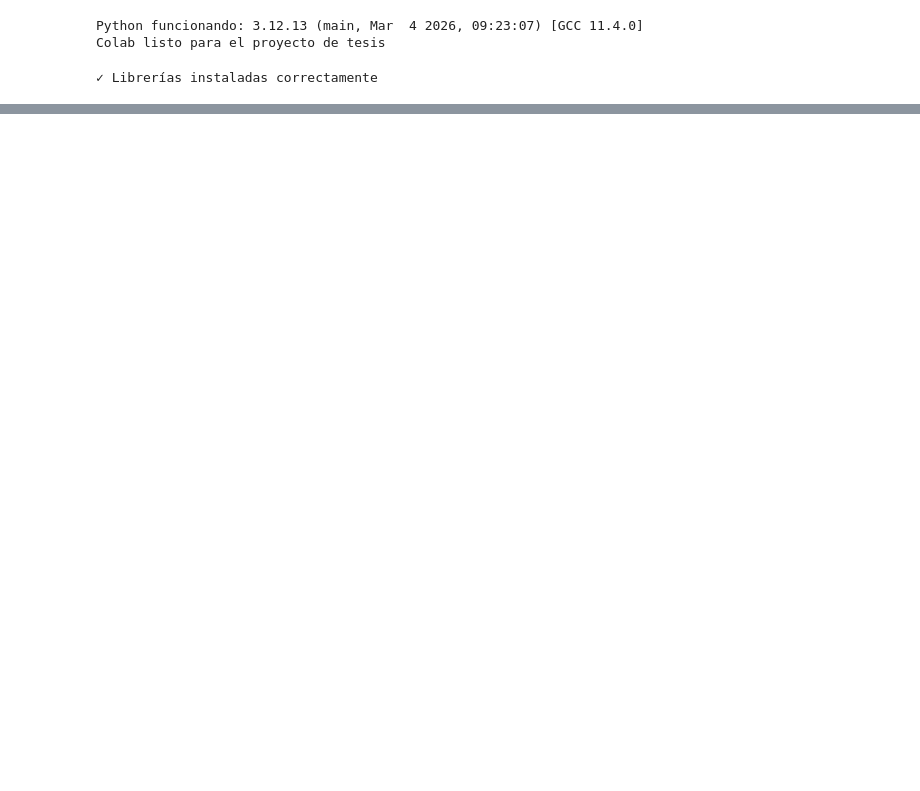
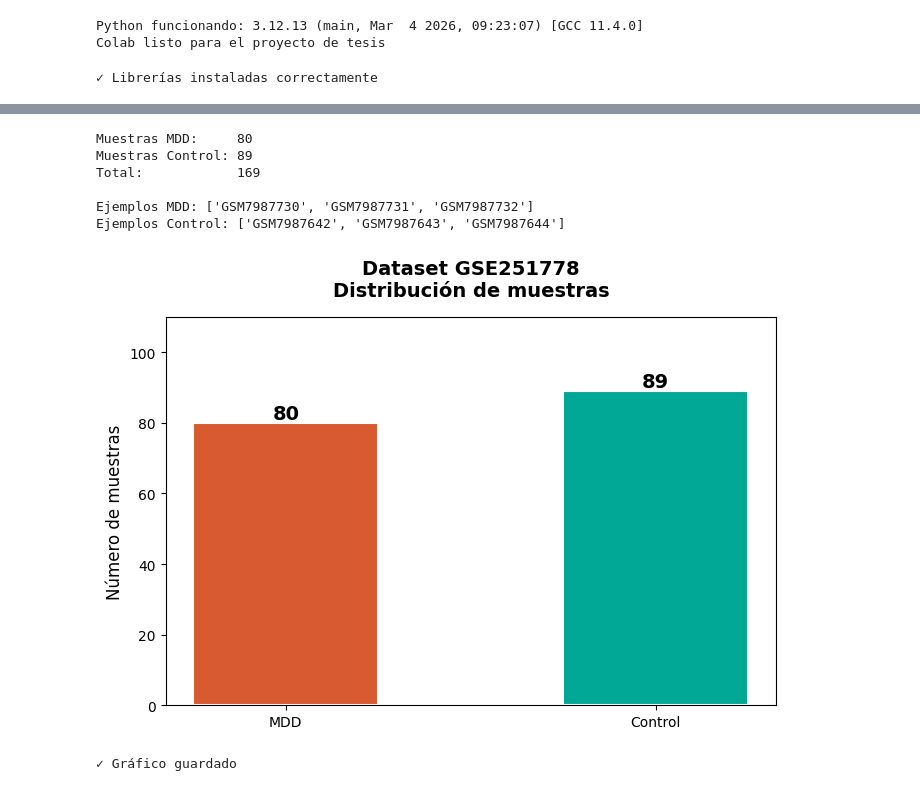
Before and after one commit to denriquezf-art/tesis-microbiota-TDM, a Jupyter notebook: fase1_descarga_datos.ipynb, the cells around one changed output, grey strips where cells are left out. Drawn from its saved outputs; the diff is of its cells as text; code cells hidden in the pictures; blank space fills up the shorter version.

```diff
--- a/fase1_descarga_datos.ipynb
+++ b/fase1_descarga_datos.ipynb
@@ -109,0 +252,55 @@ Número de muestras: 169
+# %%
+# Separar muestras MDD vs Control
+mdd = []
+control = []
+
+for nombre, muestra in gse.gsms.items():
+    chars = muestra.metadata.get('characteristics_ch1', [])
+    chars_str = ' '.join(chars).lower()
+
+    if 'mdd' in chars_str or 'depressiv' in chars_str:
+        mdd.append(nombre)
+    elif 'control' in chars_str:
+        control.append(nombre)
+
+print(f"Muestras MDD:     {len(mdd)}")
+print(f"Muestras Control: {len(control)}")
+print(f"Total:            {len(mdd) + len(control)}")
+print("\nEjemplos MDD:", mdd[:3])
+print("Ejemplos Control:", control[:3])
+# %% [output]
+Muestras MDD:     80
+Muestras Control: 89
+Total:            169
+
+Ejemplos MDD: ['GSM7987730', 'GSM7987731', 'GSM7987732']
+Ejemplos Control: ['GSM7987642', 'GSM7987643', 'GSM7987644']
+# %%
+import matplotlib.pyplot as plt
+
+# Gráfico de distribución de muestras
+grupos = ['MDD', 'Control']
+cantidades = [len(mdd), len(control)]
+colores = ['#D85A30', '#02A896']
+
+plt.figure(figsize=(7, 5))
+bars = plt.bar(grupos, cantidades, color=colores,
+               width=0.5, edgecolor='white', linewidth=1.5)
+
+for bar, cant in zip(bars, cantidades):
+    plt.text(bar.get_x() + bar.get_width()/2,
+             bar.get_height() + 1,
+             str(cant), ha='center',
+             fontsize=14, fontweight='bold')
+
+plt.title('Dataset GSE251778\nDistribución de muestras',
+          fontsize=14, fontweight='bold', pad=15)
+plt.ylabel('Número de muestras', fontsize=12)
+plt.ylim(0, 110)
+plt.tight_layout()
+plt.savefig('distribucion_muestras.png', dpi=150)
+plt.show()
+print("✓ Gráfico guardado")
+# %% [output]
+[figure, added]
+✓ Gráfico guardado
```
Also changed, not shown: parts of 12 cells of this notebook.
